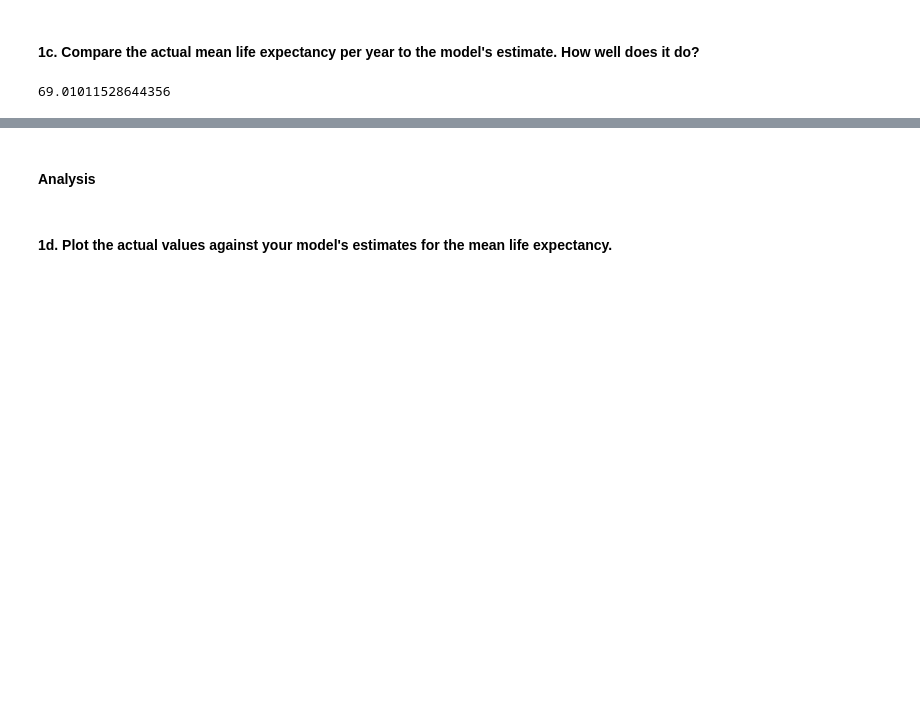
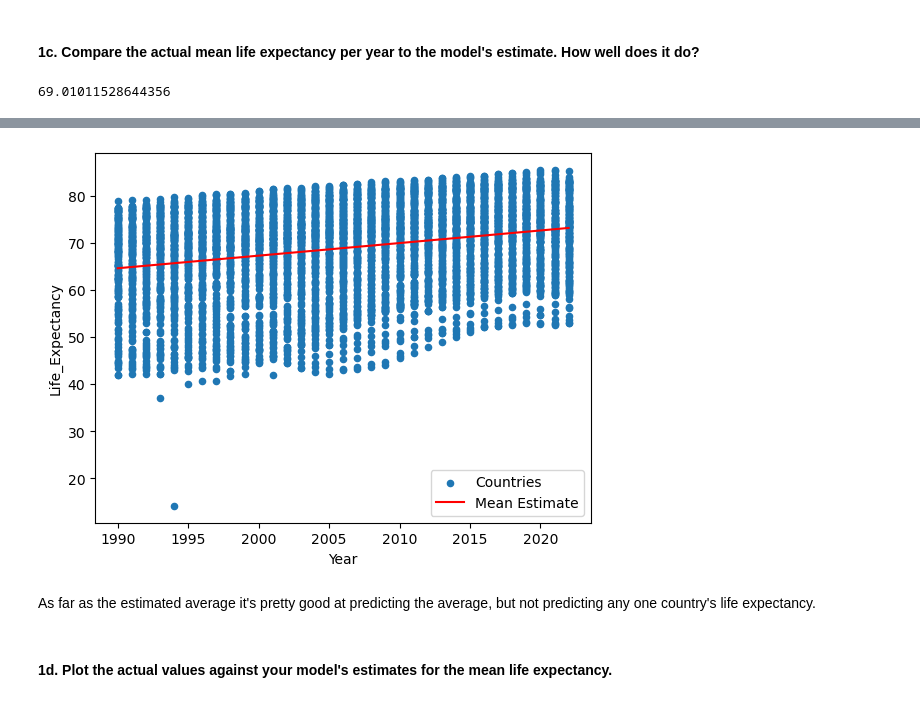
Before and after one commit to nss-data-science-cohort-9/un-linear-regression-catdgomez, a Jupyter notebook: notebooks/UN_Linear_Regression.ipynb, the cells around one changed output, grey strips where cells are left out. Saved outputs shown, nothing was run; the diff lists cells and outputs as text; code cells hidden in the pictures; blank space fills up the shorter version.

```diff
--- a/notebooks/UN_Linear_Regression.ipynb
+++ b/notebooks/UN_Linear_Regression.ipynb
@@ -136,5 +151,12 @@ gdp_le['Life_Expectancy'].mean()
+# %%
+fig, ax = plt.subplots()
+gdp_le.plot(kind='scatter', x='Year', y='Life_Expectancy', ax=ax)
+mean_le.plot(x='Year', y='mean_estimate', ax=ax, color='red')
+plt.legend(['Countries', 'Mean Estimate']);
+# %% [output]
+[figure, added]
 # %% [markdown]
- #### Analysis
+As far as the estimated average it's pretty good at predicting the average, but not predicting any one country's life expectancy.
 # %% [markdown]
 #### 1d. Plot the actual values against your model's estimates for the mean life expectancy.
 # %%
```
Also changed, not shown: parts of 13 cells of this notebook.
